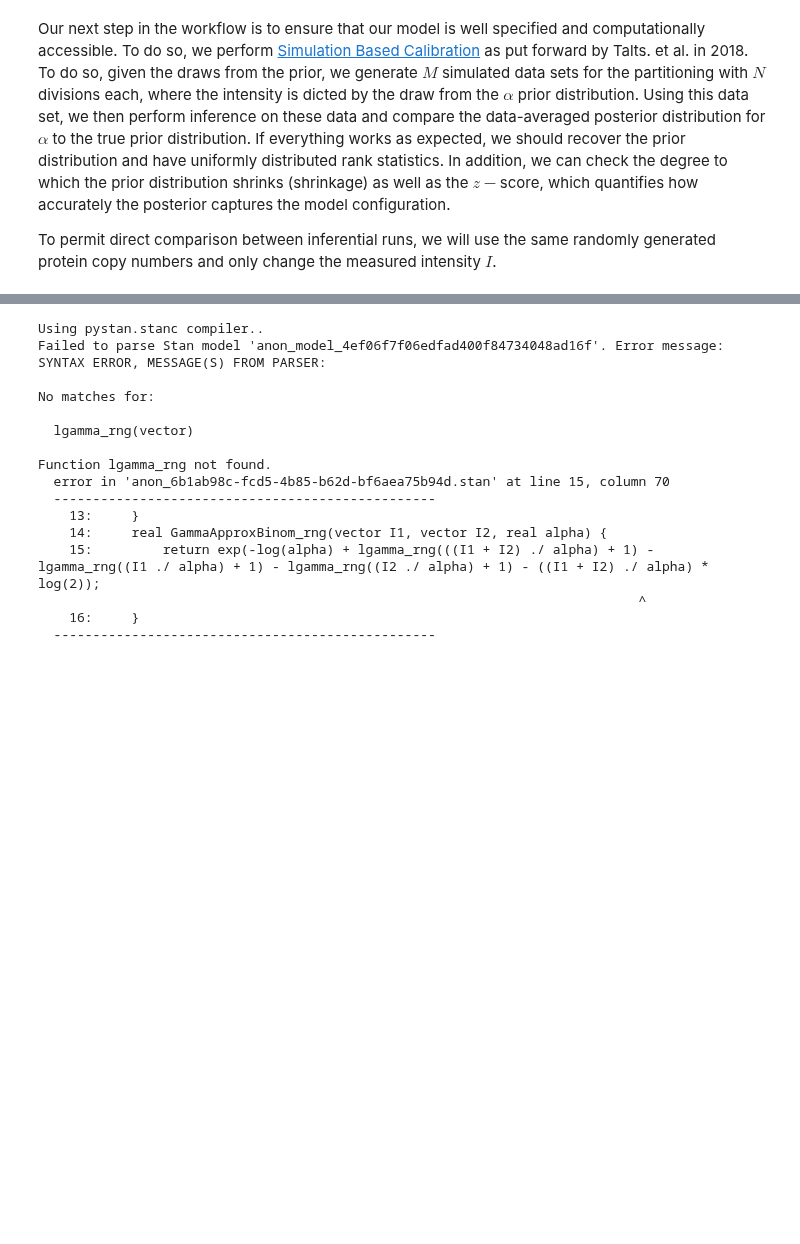
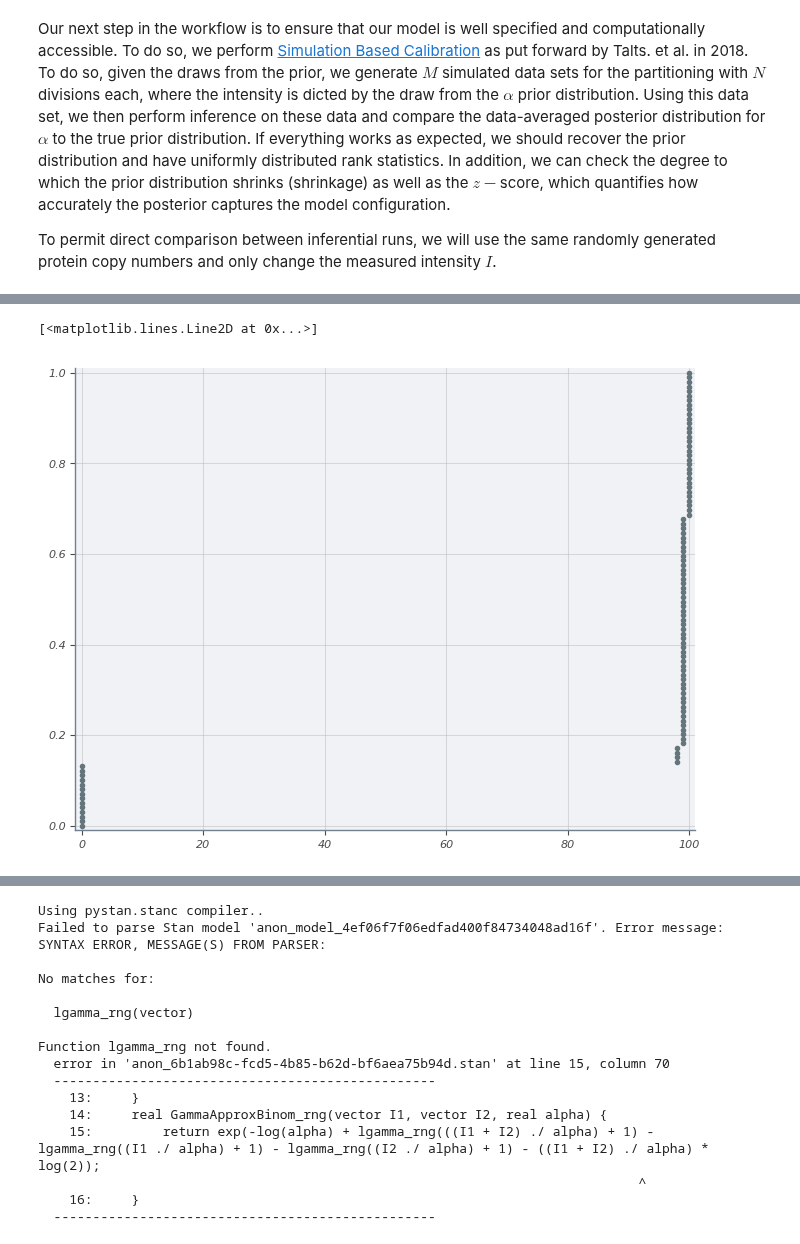
Before and after one commit to RPGroup-PBoC/mwc_growth, a Jupyter notebook: code/notebooks/principled_calibration_workflow.ipynb, the cells around one changed output, grey strips where cells are left out. Saved outputs shown, nothing was run; the diff lists cells and outputs as text; code cells hidden in the pictures; blank space fills up the shorter version.

```diff
--- a/code/notebooks/principled_calibration_workflow.ipynb
+++ b/code/notebooks/principled_calibration_workflow.ipynb
@@ -213,12 +218,13 @@ def sbc(alpha):
         samples = samples.to_dataframe()
 
         # Compute the statistics.
+        samples['alpha'] = np.exp(samples['log_alpha'])
         mean_alpha = np.mean(samples['alpha'])
         shrinkage = 1 - (np.var(samples['alpha']) / np.var(alpha_draws))
-        z_score = np.abs((mean_alpha - alpha) / np.std(samples['alpha']))
+        z_score = (mean_alpha - alpha) / np.std(samples['alpha'])
         df = df.append(dict(alpha_true=alpha, mean_alpha=mean_alpha,
                            shrinkage=shrinkage, z_score=z_score), ignore_index=True)
         return df
 # %%
-with mp.Pool(processes=48) as pool:
+with mp.Pool(processes=4) as pool:
     result = list(tqdm.tqdm(pool.imap(sbc, alpha_draws), total=len(alpha_draws)))
@@ -225,10 +249,13 @@ with mp.Pool(processes=48) as pool:
 # %%
 sbc_df = pd.concat(result)
 # Compute the rank statistic.
-rank = [np.sum(sbc_df['mean_alpha'] < a) for a in sbc_df['alpha_true']]
+rank = [np.sum(sbc_df['mean_alpha'] < a) for a in alpha_draws]
 sbc_df['rank'] = rank
 sbc_df.to_csv('../../data/sbc_calibration_factor.csv', index=False)
 # %%
-plt.plot(np.sort(sbc_df['rank']), np.linspace(0, 1, len(sbc_df)))
+plt.plot(np.sort(sbc_df['rank']), np.linspace(0, 1, len(sbc_df)), '.')
+# %% [output]
+[<matplotlib.lines.Line2D at 0x...>]
+[figure, added]
 # %%
 plt.plot(sbc_df['shrinkage'], sbc_df['z_score'], '.')
```
Also changed, not shown: parts of 8 cells of this notebook, 1 other file.
